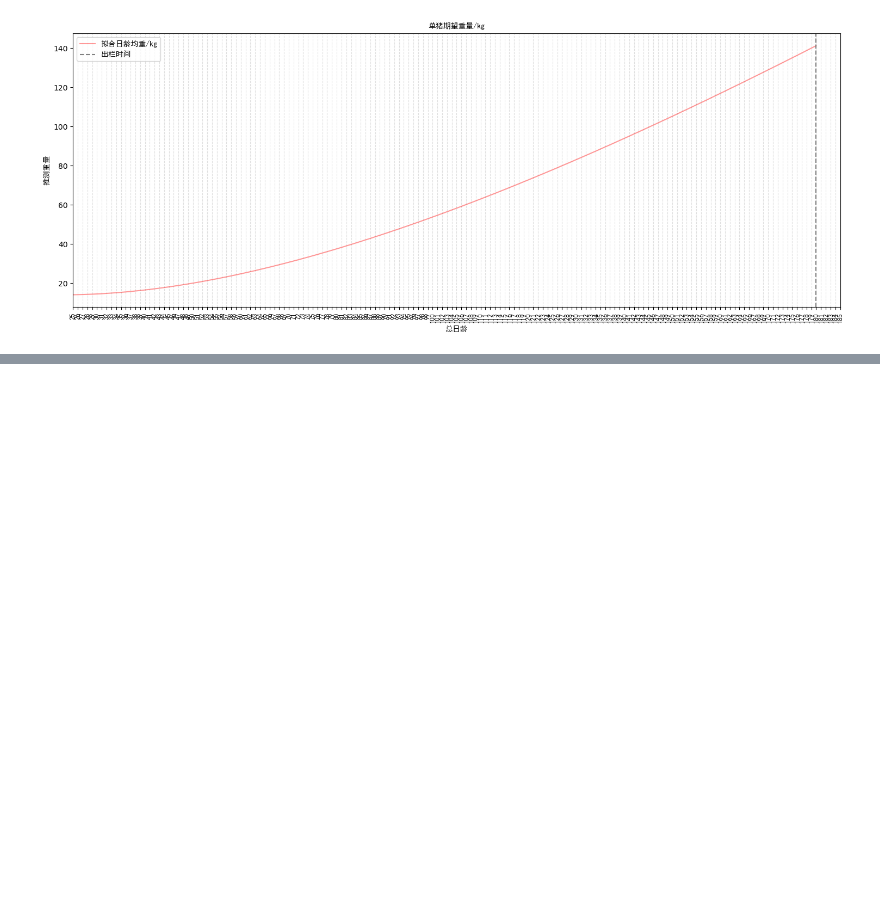
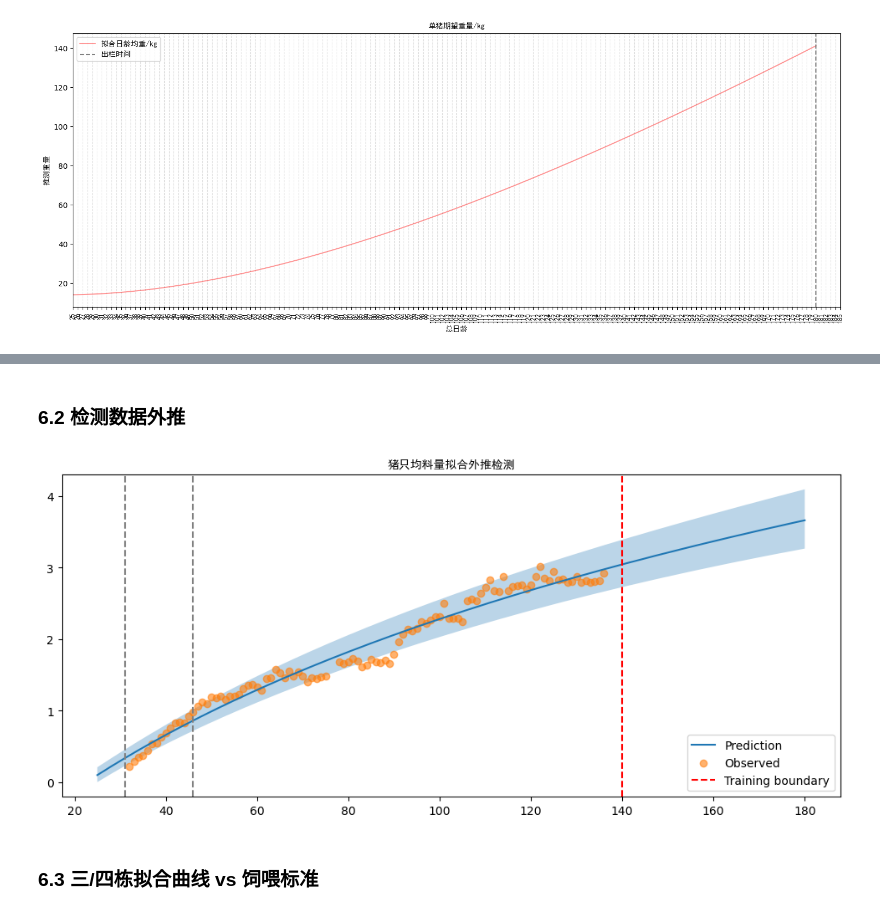
Before and after one commit to yixuan228/work-error-detect, a Jupyter notebook: 生长曲线拟合.ipynb, the cells around one changed output, grey strips where cells are left out. Cells and saved outputs as stored; diff of their text form; code cells hidden in the pictures; blank space fills up the shorter version.

```diff
--- a/生长曲线拟合.ipynb
+++ b/生长曲线拟合.ipynb
@@ -827,0 +963,54 @@ plt.show()
+# %% [markdown]
+### 6.2 检测数据外推
+# %%
+new_age = np.arange(25, 181, 1)
+X_new = pd.DataFrame({'age': new_age})
+X_new['log_age'] = np.log(X_new['age'] + 1e-6)
+X_new = X_new[['log_age']]
+
+# 多项式变换-标准化-加常数
+X_new_poly = poly.transform(X_new)
+X_new_poly_scaled = scaler.transform(X_new_poly)
+X_new_poly_sm = sm.add_constant(X_new_poly_scaled)
+
+pred_log = model_poly.get_prediction(X_new_poly_sm)
+pred_log_summary = pred_log.summary_frame(alpha=0.15)
+# print(pred_log_summary.head())
+# %%
+# 还原尺度
+pred_mean = smearing * np.expm1(pred_log_summary["mean"])
+pred_lower = smearing * np.expm1(pred_log_summary["obs_ci_lower"])
+pred_upper = smearing * np.expm1(pred_log_summary["obs_ci_upper"])
+
+result = pd.DataFrame({
+    'age': new_age,
+    'food_e': pred_mean,
+    'lower_85': pred_lower,
+    'upper_85': pred_upper
+})
+
+result.to_excel('data/std_food_table_log_log_3.xlsx', index=False)
+
+# 检测模型外推结果
+import matplotlib.pyplot as plt
+
+plt.figure(figsize=(12,5))
+plt.plot(result['age'], result['food_e'], label='Prediction')
+plt.fill_between(
+    result['age'],
+    result['lower_85'],
+    result['upper_85'],
+    alpha=0.3
+)
+plt.axvline(31, color='gray', linestyle='--')
+plt.axvline(46, color='gray', linestyle='--')
+
+plt.scatter(df['总日龄'], y, alpha=0.6, label="Observed")
+plt.axvline(140, color='red', linestyle='--', label='Training boundary')
+plt.title('猪只均料量拟合外推检测', fontproperties=CN_font)
+plt.legend()
+plt.show()
+# %% [output]
+[figure, added]
+# %% [markdown]
+### 6.3 三/四栋拟合曲线 vs 饲喂标准
```
Also changed, not shown: parts of 13 cells of this notebook, 28 other files.
